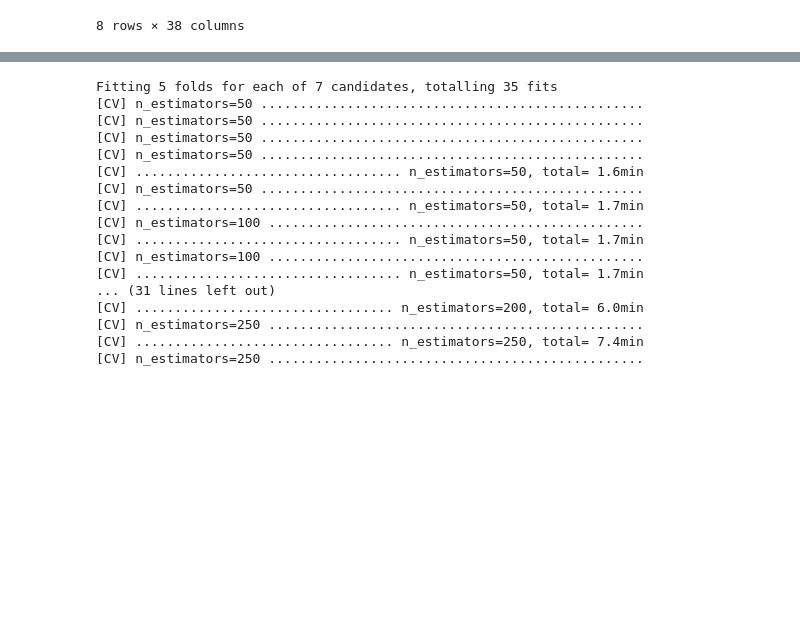
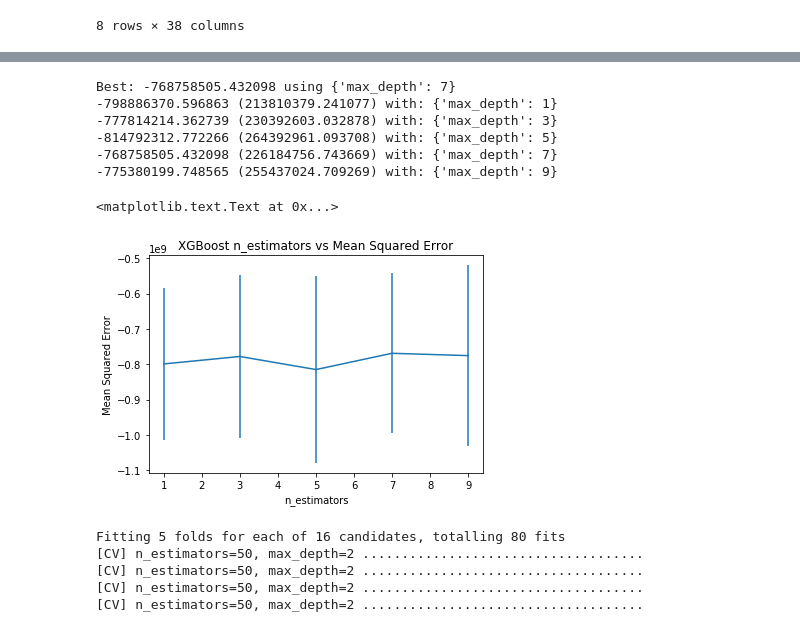
Before and after one commit to yaskyj/housing-price-regression, a Jupyter notebook: Housing Price Regression.ipynb, the cells around one changed output, grey strips where cells are left out. Drawn from its saved outputs; the diff is of its cells as text; code cells hidden in the pictures; blank space fills up the shorter version.

Commit message:
Gridsearch with estimators and max_depth started

```diff
--- a/Housing Price Regression.ipynb
+++ b/Housing Price Regression.ipynb
@@ -55,3 +55,11 @@ data_matrix = hstack([cat_matrix, train[nums]])
 from sklearn.preprocessing import PolynomialFeatures
 poly = PolynomialFeatures()
 poly_matrix = poly.fit_transform(data_matrix.toarray())
+# %%
+from sklearn.model_selection import GridSearchCV
+boost = xgb.XGBRegressor()
+
+n_estimators = range(350, 1050, 50)
+tuned_parameters = dict(n_estimators=n_estimators)
+grid = GridSearchCV(boost, tuned_parameters, cv=5, scoring='neg_mean_squared_error', n_jobs=-1, verbose=2)
+grid.fit(poly_matrix, train['SalePrice'])
@@ -57,0 +113,8 @@ poly_matrix = poly.fit_transform(data_matrix.toarray())
+# %%
+from sklearn.model_selection import GridSearchCV
+boost = xgb.XGBRegressor(n_estimators=550)
+
+max_depth = range(1, 11, 2)
+tuned_parameters = dict(max_depth=max_depth)
+grid = GridSearchCV(boost, tuned_parameters, cv=5, scoring='neg_mean_squared_error', n_jobs=-1, verbose=2)
+grid.fit(poly_matrix, train['SalePrice'])
@@ -58,41 +150,38 @@ poly_matrix = poly.fit_transform(data_matrix.toarray())
 # %%
-from sklearn.model_selection import GridSearchCV
-boost = xgb.XGBRegressor()
-
-n_estimators = range(50, 400, 50)
-tuned_parameters = dict(n_estimators=n_estimators)
-grid = GridSearchCV(boost, tuned_parameters, cv=5, scoring='neg_mean_squared_error', n_jobs=-1, verbose=2)
-grid.fit(poly_matrix, train['SalePrice'])
-
 # summarize results
 print("Best: %f using %s" % (grid.best_score_, grid.best_params_))
 means = grid.cv_results_['mean_test_score']
 stds = grid.cv_results_['std_test_score']
 params = grid.cv_results_['params']
 for mean, stdev, param in zip(means, stds, params):
   print("%f (%f) with: %r" % (mean, stdev, param))
 # plot
-plt.errorbar(n_estimators, means, yerr=stds)
+plt.errorbar(max_depth, means, yerr=stds)
 plt.title("XGBoost n_estimators vs Mean Squared Error")
 plt.xlabel('n_estimators')
 plt.ylabel('Mean Squared Error')
 # %% [output]
-Fitting 5 folds for each of 7 candidates, totalling 35 fits
-[CV] n_estimators=50 .................................................
-[CV] n_estimators=50 .................................................
-[CV] n_estimators=50 .................................................
-[CV] n_estimators=50 .................................................
-[CV] .................................. n_estimators=50, total= 1.6min
-[CV] n_estimators=50 .................................................
-[CV] .................................. n_estimators=50, total= 1.7min
-[CV] n_estimators=100 ................................................
-[CV] .................................. n_estimators=50, total= 1.7min
-[CV] n_estimators=100 ................................................
-[CV] .................................. n_estimators=50, total= 1.7min
-... (31 lines left out)
-[CV] ................................. n_estimators=200, total= 6.0min
-[CV] n_estimators=250 ................................................
-[CV] ................................. n_estimators=250, total= 7.4min
-[CV] n_estimators=250 ................................................
+Best: -768758505.432098 using {'max_depth': 7}
+-798886370.596863 (213810379.241077) with: {'max_depth': 1}
+-777814214.362739 (230392603.032878) with: {'max_depth': 3}
+-814792312.772266 (264392961.093708) with: {'max_depth': 5}
+-768758505.432098 (226184756.743669) with: {'max_depth': 7}
+-775380199.748565 (255437024.709269) with: {'max_depth': 9}
+<matplotlib.text.Text at 0x...>
+[figure, added]
+# %%
+from sklearn.model_selection import GridSearchCV
+boost = xgb.XGBRegressor()
+n_estimators = [50, 100, 300, 400]
+max_depth = [2, 4, 6, 8]
+tuned_parameters = dict(max_depth=max_depth, n_estimators=n_estimators)
+grid = GridSearchCV(boost, tuned_parameters, cv=5, scoring='neg_mean_squared_error', n_jobs=-1, verbose=3)
+grid.fit(poly_matrix, train['SalePrice'])
+# %% [output]
+Fitting 5 folds for each of 16 candidates, totalling 80 fits
+[CV] n_estimators=50, max_depth=2 ....................................
+[CV] n_estimators=50, max_depth=2 ....................................
+[CV] n_estimators=50, max_depth=2 ....................................
+[CV] n_estimators=50, max_depth=2 ....................................
 # %%
 %%time
```
Also changed, not shown: parts of 4 cells of this notebook.
